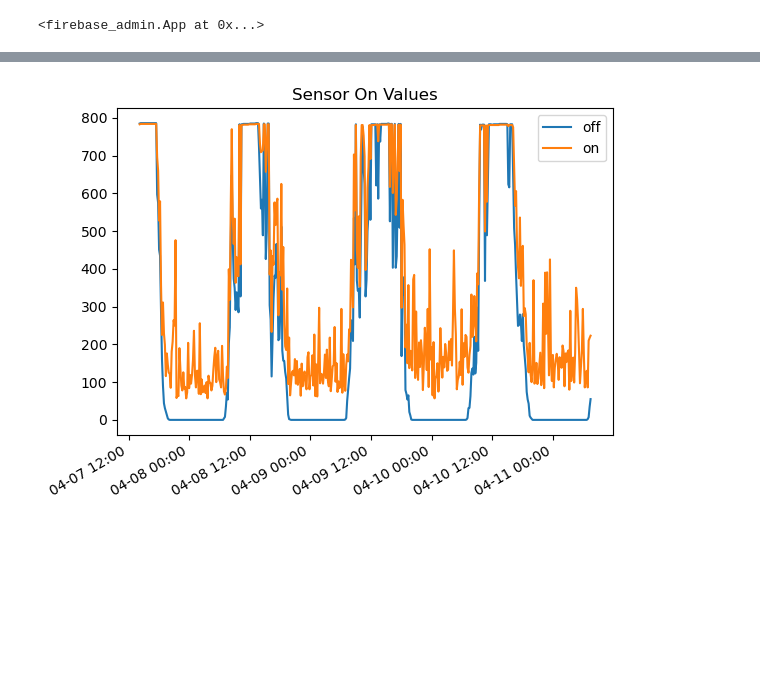
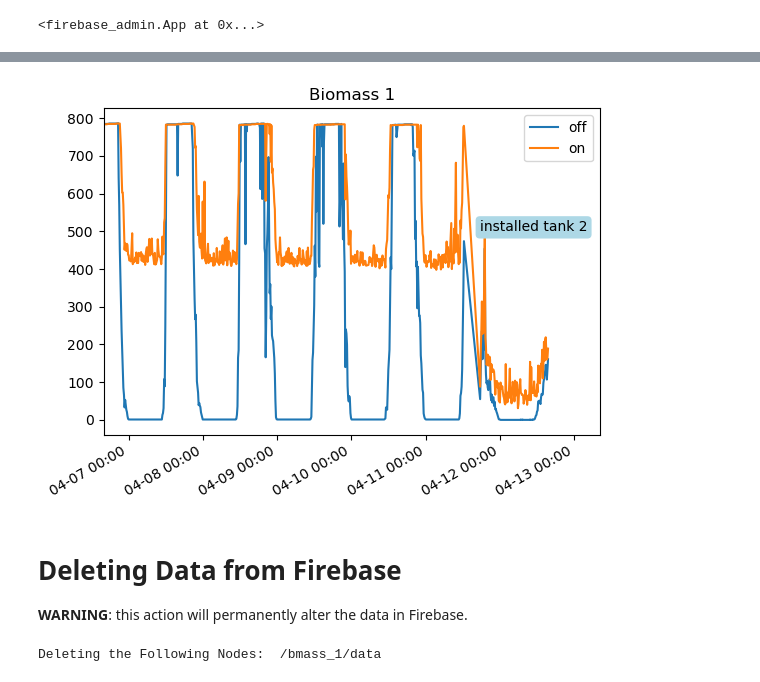
Before and after one commit to wFairmanOlin/Biomass, a Jupyter notebook: data/process_data.ipynb, the cells around one changed output, grey strips where cells are left out. Saved outputs shown, nothing was run; the diff lists cells and outputs as text; code cells hidden in the pictures; blank space fills up the shorter version.

```diff
--- a/data/process_data.ipynb
+++ b/data/process_data.ipynb
@@ -110,21 +144,0 @@ plt.show()
-# %%
-# Set date format for x-axis labels
-date_fmt = '%m-%d %H:%M'
-# Use DateFormatter to set the data to the correct format.
-date_formatter = mdates.DateFormatter(date_fmt)
-
-bm1_t = mdates.date2num(bm1.d_dt)
-bm2_t = mdates.date2num(bm2.d_dt)
-
-lower = mdates.date2num(datetime(2023, 4, 6, hour=16))
-#plot
-plt.figure()
-plt.plot(bm1_t, moving_average(bm1.on, 12))
-plt.plot(bm2_t, moving_average(bm2.on, 12))
-plt.xlim(left=lower)
-# plt.ylim(top=400)
-plt.title("Sensor On Values")
-plt.legend(['bm1', 'bm2'])
-plt.gcf().autofmt_xdate()
-plt.gca().xaxis.set_major_formatter(date_formatter)
-plt.show()
@@ -150,16 +163,56 @@ plt.show()
 # %%
-bm5_t = mdates.date2num(bm5.d_dt)
+bm1_t = mdates.date2num(bm1.d_dt)
 lower = mdates.date2num(datetime(2023, 4, 6, hour=16))
 #plot
 plt.figure()
-plt.plot(bm5_t, bm5.off)
-plt.plot(bm5_t, bm5.on)
-# plt.xlim(left=lower)
+plt.plot(bm1_t, bm1.off)
+plt.plot(bm1_t, bm1.on)
+plt.xlim(left=lower)
 # plt.ylim(top=400)
-plt.title("Sensor On Values")
+plt.title("Biomass 1")
 plt.legend(['off', 'on'])
 plt.gcf().autofmt_xdate()
 plt.gca().xaxis.set_major_formatter(date_formatter)
+
+#plot anomalies
+bm1_anomalies = df_anomaly[df_anomaly.ID == 1]
+for i in range(len(bm1_anomalies)):
+    if bm1_anomalies.Event[i] == 'installed':
+        text = bm1_anomalies.Event[i] + " tank " + str(bm1_anomalies.Value[i])
+        pos = mdates.date2num(bm1_anomalies.datetime[i])
+        plt.text(pos, 500, text,
+                 bbox=dict(boxstyle="round,pad=0.3", ec='none', fc='lightblue'))
 plt.show()
 # %% [output]
-[figure, old version]
+[figure, new version]
+# %% [markdown]
+# Deleting Data from Firebase
+
+**WARNING**: this action will permanently alter the data in Firebase.
+# %%
+#select sensor and data or status path
+del_path = '/bmass_1/data'
+del_node = db.reference(del_path)
+#select start date for delete
+del_start = datetime(2023, 4, 11, hour=8, minute=30)
+#select end date for delete
+del_end = datetime(2023, 4, 11, hour=13, minute=35)
+
+del_data = del_node.get()
+del_data_dt = []
+print("Deleting the Following Nodes: ", del_path)
+for i in del_data:
+    i_dt = datetime.fromisoformat(i)
+    if (del_start <= i_dt <= del_end):
+        print(i)
+        del_data_dt.append(i)
+
+#uncomment the following section to delete
+# print("Should these nodes be deleted? (y/n)")
+# if (input('permanently delete (y/n): ') == 'y'):
+#     for i in del_data_dt:
+#         del_point = del_path + '/' + i
+#         del_point = db.reference(del_point)
+#         del_point.delete()
+# %% [output]
+Deleting the Following Nodes:  /bmass_1/data
```
Also changed, not shown: parts of 15 cells of this notebook, 3 other files.
